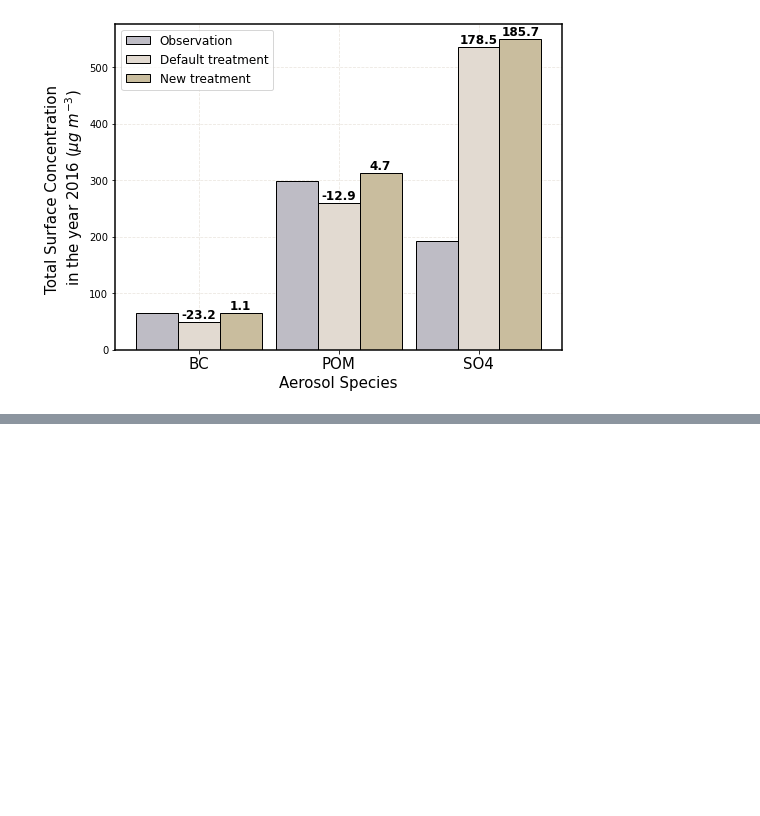
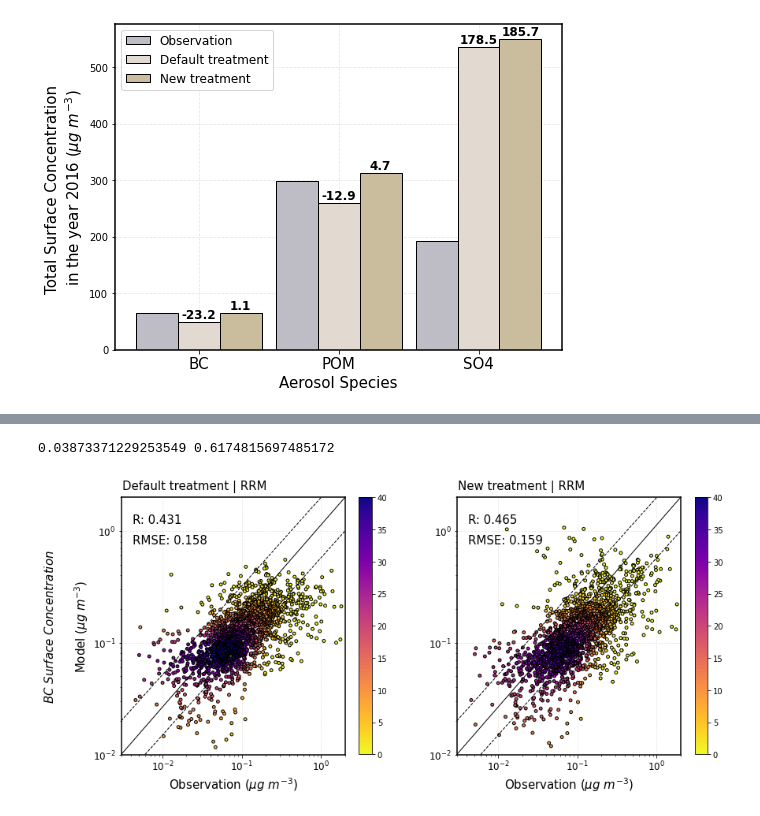
Before and after one commit to TaufiqHassan/e3sm_grid_analysis, a Jupyter notebook: FinalScatter.ipynb, the cells around one changed output, grey strips where cells are left out. Cells and saved outputs as stored; diff of their text form; code cells hidden in the pictures; blank space fills up the shorter version.

Commit message:
added lower emis diff sites

```diff
--- a/FinalScatter.ipynb
+++ b/FinalScatter.ipynb
@@ -170,6 +170,18 @@ def get_emisMasked(df,res,stat='diff',factor=1,pos=None,neg=None):
     df=pd.concat([df1,df2])
     print(df['emis_'+stat+'_'+res].mean(),df['emis_'+stat+'_'+res].std())
     return df
+
+## Mask data based on emissions
+def get_emisInMasked(df,res,stat='diff',factor=1,pos=None,neg=None):
+    if pos==None:
+        pos=df['emis_'+stat+'_'+res].mean()+factor*df['emis_'+stat+'_'+res].std()
+    if neg==None:
+        neg=df['emis_'+stat+'_'+res].mean()-factor*df['emis_'+stat+'_'+res].std()
+    df1=df[(df['emis_'+stat+'_'+res]>=neg)]
+    df2=df[(df['emis_'+stat+'_'+res]<=pos)]
+    df=pd.concat([df1,df2])
+    print(df['emis_'+stat+'_'+res].mean(),df['emis_'+stat+'_'+res].std())
+    return df
 # %% [markdown]
 ## Scatter plots of colocated model data with observation
 
@@ -612,0 +629,25 @@ for react,label in zip(reacts,labels):
+# %%
+## BC
+varbs = ['bc_a1_SRF','SE_bc_a1_SRF','bc_a4_SRF','SE_bc_a4_SRF','bc','SE_bc']
+df = pd.read_csv('BC_IMPROVE_dailydata.csv')
+variable='BC'
+df.index=pd.to_datetime(df['time'])
+## Get rid of nans & -ve vals
+df_nona = df[df['obs'].notna()]
+df_nona = df_nona[df_nona['obs']>0]
+res='RRM'
+## Masking data based on mean percentile
+df_nona=get_emisInMasked(df_nona,res,stat='diff',factor=0.68)
+## Estimating the monthly and annual averages from daily data
+df_monthly = df_nona.groupby('ncols_'+res).resample('1M').mean()
+df_annual = df_nona.groupby('ncols_'+res).resample('1Y').mean()
+## Plotting
+plt.figure(figsize=(14,6))
+i=1
+for v,treat,ylab in zip(varbs[-2:],['Default','New'],['$'+variable+'\ Surface\ Concentration$ \n\nModel ($\u03BCg\ m^{-3}$)','']):
+    ax=plt.subplot(1,2,i)
+    get_scatter_plot(df_monthly,v,res,ax,treatment=treat,temp='monthly',size=15,cax=[3e-3,1e-2,2e0,2e0],maxv=40,vv=ylab)
+    i+=1
+# %% [output]
+0.03873371229253549 0.6174815697485172
+[figure, added]
```
Also changed, not shown: parts of 3 cells of this notebook.
